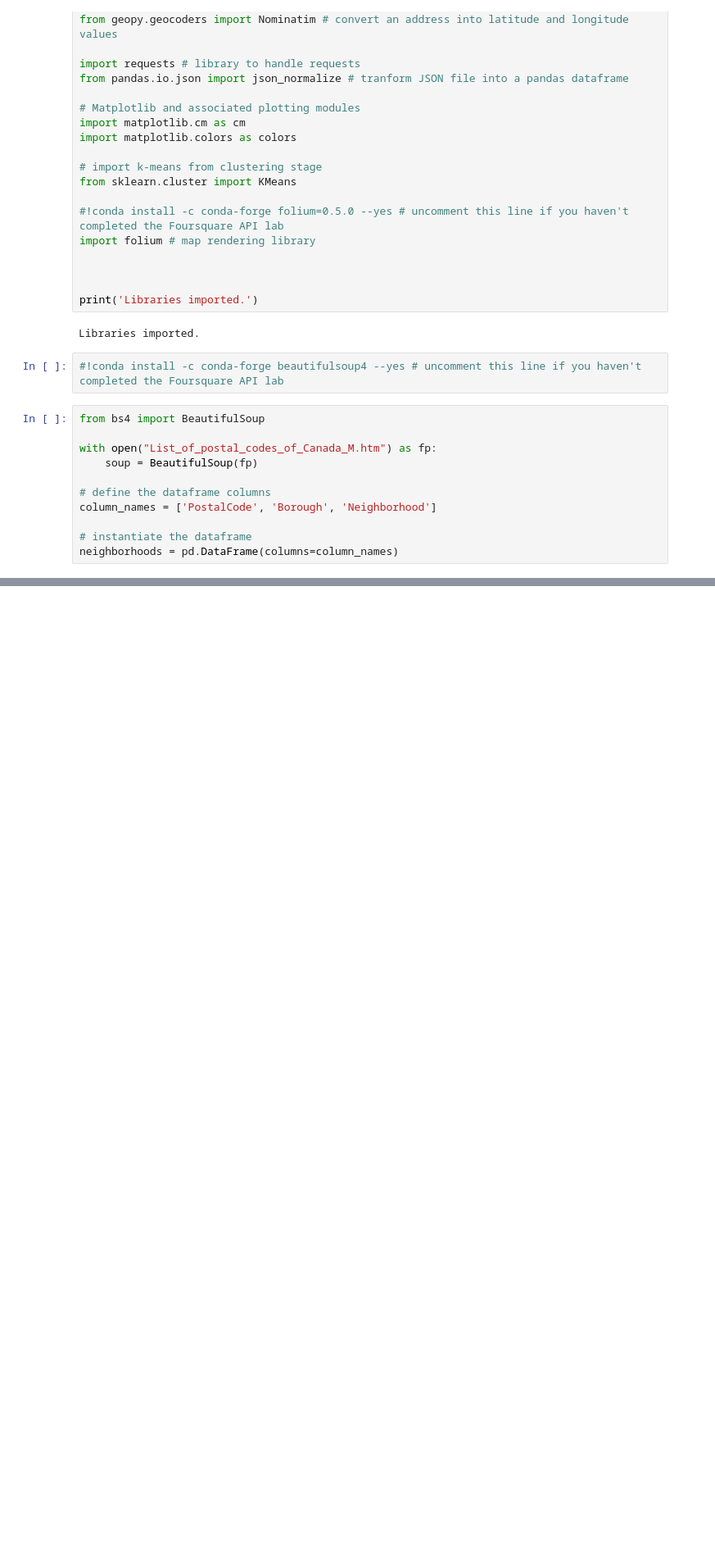
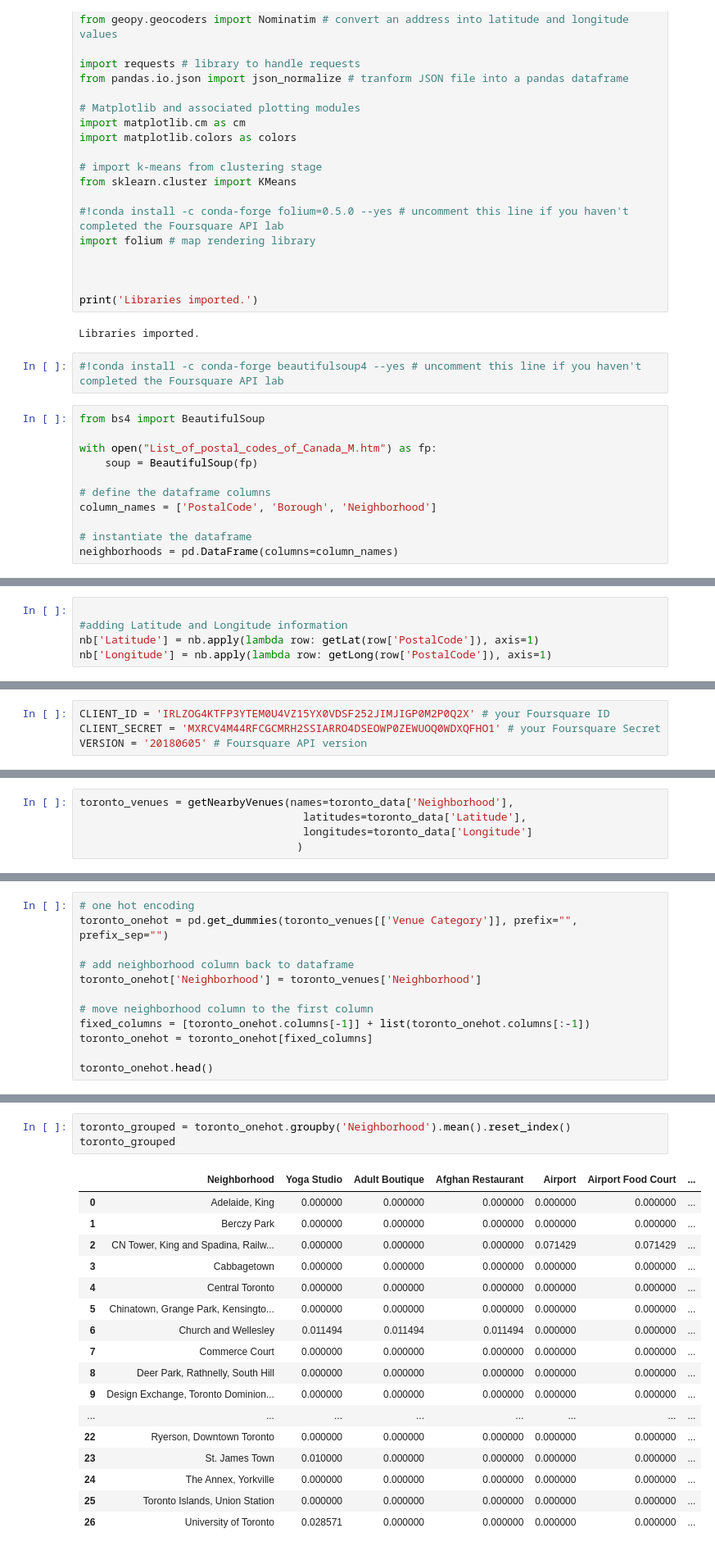
Before and after one commit to dominikschwindling/IBMDataScience, a Jupyter notebook: DominiksNotebook.ipynb, the cells around one changed output, grey strips where cells are left out. Shown at 82% size. Cells and saved outputs as stored; diff of their text form; blank space fills up the shorter version.

```diff
--- a/DominiksNotebook.ipynb
+++ b/DominiksNotebook.ipynb
@@ -80 +111,6 @@ Head of the final DataFrame
+# %%
+
+#adding Latitude and Longitude information
+nb['Latitude'] = nb.apply(lambda row: getLat(row['PostalCode']), axis=1)
+nb['Longitude'] = nb.apply(lambda row: getLong(row['PostalCode']), axis=1)
 # %%
@@ -85,0 +167,4 @@ Shape of the final DataFrame
+# %%
+CLIENT_ID = 'IRLZOG4KTFP3YTEM0U4VZ15YX0VDSF252JIMJIGP0M2P0Q2X' # your Foursquare ID
+CLIENT_SECRET = 'MXRCV4M44RFCGCMRH2SSIARRO4DSEOWP0ZEWUOQ0WDXQFHO1' # your Foursquare Secret
+VERSION = '20180605' # Foursquare API version
@@ -85,0 +215,5 @@ Shape of the final DataFrame
+# %%
+toronto_venues = getNearbyVenues(names=toronto_data['Neighborhood'],
+                                   latitudes=toronto_data['Latitude'],
+                                   longitudes=toronto_data['Longitude']
+                                  )
@@ -85,0 +274,12 @@ Shape of the final DataFrame
+# %%
+# one hot encoding
+toronto_onehot = pd.get_dummies(toronto_venues[['Venue Category']], prefix="", prefix_sep="")
+
+# add neighborhood column back to dataframe
+toronto_onehot['Neighborhood'] = toronto_venues['Neighborhood']
+
+# move neighborhood column to the first column
+fixed_columns = [toronto_onehot.columns[-1]] + list(toronto_onehot.columns[:-1])
+toronto_onehot = toronto_onehot[fixed_columns]
+
+toronto_onehot.head()
@@ -85,0 +293,21 @@ Shape of the final DataFrame
+# %%
+toronto_grouped = toronto_onehot.groupby('Neighborhood').mean().reset_index()
+toronto_grouped
+# %% [output]
+|  | Neighborhood | Yoga Studio | Adult Boutique | Afghan Restaurant | Airport | Airport Food Court | ... |
+| 0 | Adelaide, King | 0.000000 | 0.000000 | 0.000000 | 0.000000 | 0.000000 | ... |
+| 1 | Berczy Park | 0.000000 | 0.000000 | 0.000000 | 0.000000 | 0.000000 | ... |
+| 2 | CN Tower, King and Spadina, Railw... | 0.000000 | 0.000000 | 0.000000 | 0.071429 | 0.071429 | ... |
+| 3 | Cabbagetown | 0.000000 | 0.000000 | 0.000000 | 0.000000 | 0.000000 | ... |
+| 4 | Central Toronto | 0.000000 | 0.000000 | 0.000000 | 0.000000 | 0.000000 | ... |
+| 5 | Chinatown, Grange Park, Kensingto... | 0.000000 | 0.000000 | 0.000000 | 0.000000 | 0.000000 | ... |
+| 6 | Church and Wellesley | 0.011494 | 0.011494 | 0.011494 | 0.000000 | 0.000000 | ... |
+| 7 | Commerce Court | 0.000000 | 0.000000 | 0.000000 | 0.000000 | 0.000000 | ... |
+| 8 | Deer Park, Rathnelly, South Hill | 0.000000 | 0.000000 | 0.000000 | 0.000000 | 0.000000 | ... |
+| 9 | Design Exchange, Toronto Dominion... | 0.000000 | 0.000000 | 0.000000 | 0.000000 | 0.000000 | ... |
+| ... | ... | ... | ... | ... | ... | ... | ... |
+| 22 | Ryerson, Downtown Toronto | 0.000000 | 0.000000 | 0.000000 | 0.000000 | 0.000000 | ... |
+| 23 | St. James Town | 0.010000 | 0.000000 | 0.000000 | 0.000000 | 0.000000 | ... |
+| 24 | The Annex, Yorkville | 0.000000 | 0.000000 | 0.000000 | 0.000000 | 0.000000 | ... |
+| 25 | Toronto Islands, Union Station | 0.000000 | 0.000000 | 0.000000 | 0.000000 | 0.000000 | ... |
+| 26 | University of Toronto | 0.028571 | 0.000000 | 0.000000 | 0.000000 | 0.000000 | ... |
```
Also changed, not shown: parts of 26 cells of this notebook, 9 other files.
